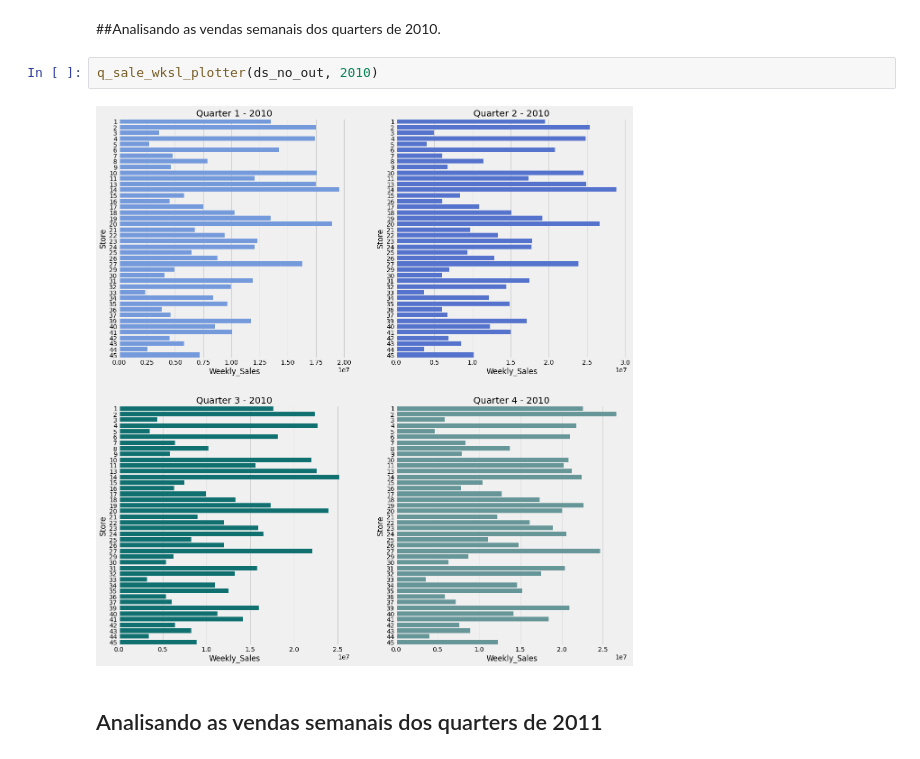
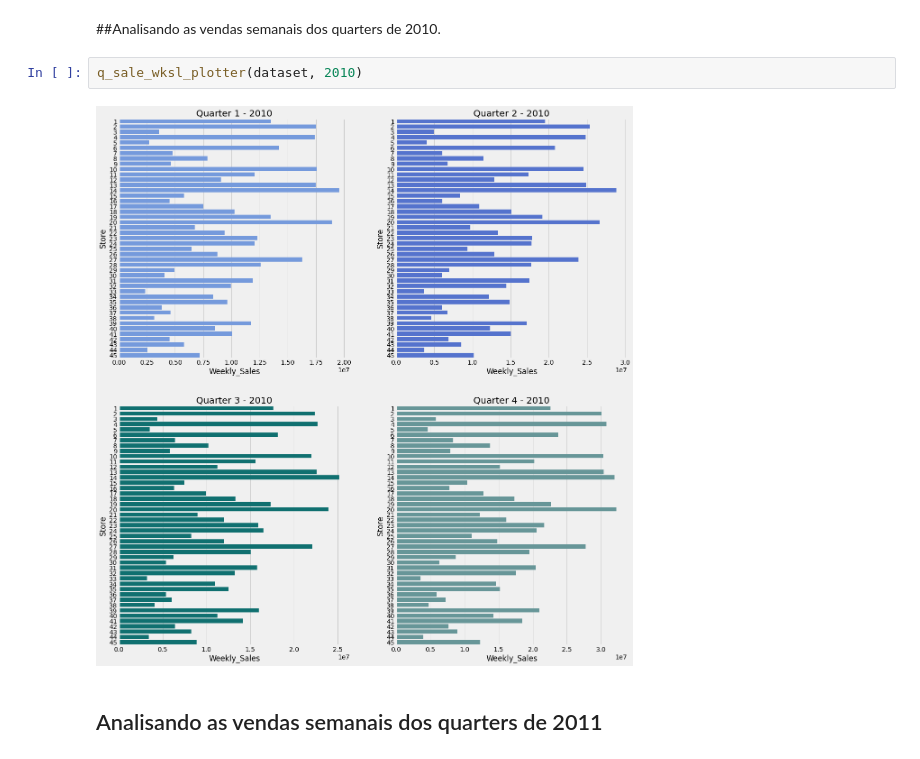
Before and after one commit to abakashi/dnc_deliverable2_walmart, a Jupyter notebook: Deliverable__2_mc_g1.ipynb, the cells around one changed output. Drawn from its saved outputs; the diff is of its cells as text.

```diff
--- a/Deliverable__2_mc_g1.ipynb
+++ b/Deliverable__2_mc_g1.ipynb
@@ -243,9 +215,9 @@ plt.show()
 # %% [markdown]
 ##Analisando as vendas semanais dos quarters de 2010.
 # %%
-q_sale_wksl_plotter(ds_no_out, 2010)
+q_sale_wksl_plotter(dataset, 2010)
 # %% [output]
-[figure, old version]
+[figure, new version]
 # %% [markdown]
 ## Analisando as vendas semanais dos quarters de 2011
 # %%
```
Also changed, not shown: parts of 5 cells of this notebook.
